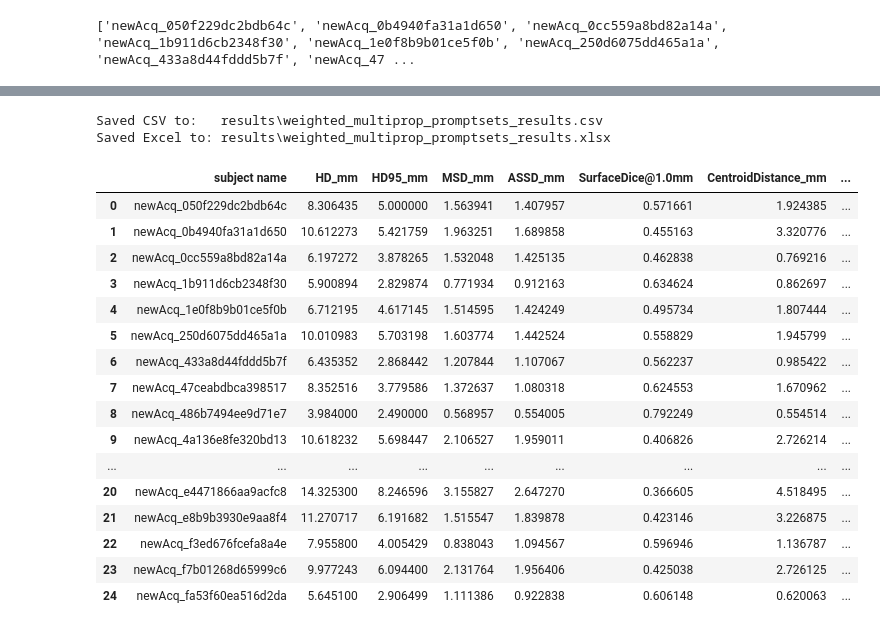
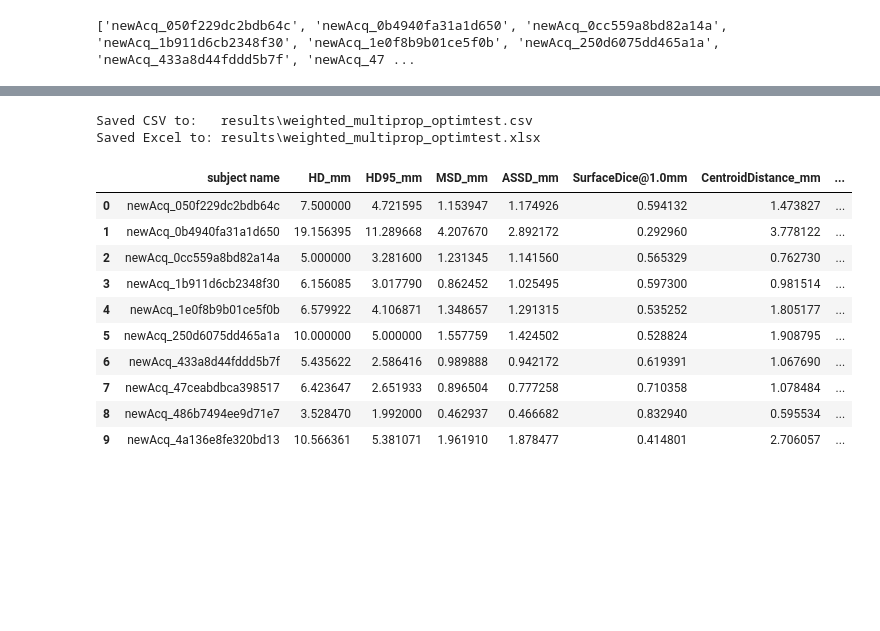
Before and after one commit to JorisMentink/MSc_Graduation_Project, a Jupyter notebook: run_entire_data_pipeline.ipynb, the cells around one changed output, grey strips where cells are left out. Drawn from its saved outputs; the diff is of its cells as text; code cells hidden in the pictures; blank space fills up the shorter version.

Commit message:
Significant optimiztion unc_handler/segmenter/eval.
Improved vsiualization logic

```diff
--- a/run_entire_data_pipeline.ipynb
+++ b/run_entire_data_pipeline.ipynb
@@ -27,10 +28,10 @@ for subject_nr in range(len(subjects)):
     unc_handler = UG_prompter(data=data)
     seg_handler = Segmentation(data=data)
 
-    unc_handler.threshold_uncertainty_map(target_mm=3.0,step_fraction=0.01)
+    unc_handler.threshold_uncertainty_map(unc_threshold=None, target_mm=3.0, method=method, mode="mean")
     unc_handler.compute_band_thickness(method=method)
 
-    prompts = unc_handler.generate_prompts_nietjes(unc_band_thr_mm=3.0,
+    prompts = unc_handler.generate_prompts_nietjes(unc_band_thr_mm=4.0,
         interpix_dist=3,
         pixel_interval=10,
         angle_step=15,
@@ -43,23 +44,13 @@ for subject_nr in range(len(subjects)):
     seg_handler.check_loaded_prompts()
     seg_handler.construct_prompts()
     #seg_handler.run_segmentation(propagation_style=propagation_style, nr_propagation_slices=1)
-    seg_handler.run_segmentation_sets(propagation_style=propagation_style, nr_propagation_slices=5, weighting_strategy="custom", weighting_list=[0.1,0.0,0.0,0.9], threshold=0.0, bbox_prompts_by_slice=bbox_prompts)
+    seg_handler.run_segmentation_sets(propagation_style=propagation_style, nr_propagation_slices=5, weighting_strategy="custom", weighting_list=[0.0,0.0,0.2,0.8], threshold=0.0, bbox_prompts_by_slice=bbox_prompts)
     seg_handler.remove_distant_slices(tolerance_frames=0)
 
     eval_handler = Evaluator(segmentation=seg_handler)
     metrics = eval_handler.compute_all(surface_dice_tol=1.0)
 
     SAM_Evals.append(metrics)
-
-    # nn_unet_eval = Evaluator(
-    #     pred=seg_handler.mask,
-    #     subject_name=seg_handler.subject_name,
-    #     gt=seg_handler.gt,
-    #     spacing=seg_handler.img_spacing,
-    # )
-    # nn_unet_metrics = nn_unet_eval.compute_all(surface_dice_tol=1.0)
-
-    # nn_Unet_Evals.append(nn_unet_metrics)
 # %% [output]
 Loaded subject newAcq_050f229dc2bdb64c with volume of interest 'CTVT'
 Image shape: (88, 1024, 1024), Mask shape: (88, 1024, 1024), Uncertainty map shape: (88, 1024, 1024), Ground truth shape: (88, 1024, 1024)
@@ -182,23 +173,16 @@ Forward propagation (from middle slice 36)...
 # %%
-save_evaluation_results(SAM_Evals, "results", filename="weighted_multiprop_promptsets_results",)
-#save_evaluation_results(nn_Unet_Evals, "results", filename="nnUnet_results",)
+save_evaluation_results(SAM_Evals, "results", filename="weighted_multiprop_optimtest",)
 # %% [output]
-Saved CSV to:   results\weighted_multiprop_promptsets_results.csv
-Saved Excel to: results\weighted_multiprop_promptsets_results.xlsx
+Saved CSV to:   results\weighted_multiprop_optimtest.csv
+Saved Excel to: results\weighted_multiprop_optimtest.xlsx
 |  | subject name | HD_mm | HD95_mm | MSD_mm | ASSD_mm | SurfaceDice@1.0mm | CentroidDistance_mm | ... |
-| 0 | newAcq_050f229dc2bdb64c | 8.306435 | 5.000000 | 1.563941 | 1.407957 | 0.571661 | 1.924385 | ... |
-| 1 | newAcq_0b4940fa31a1d650 | 10.612273 | 5.421759 | 1.963251 | 1.689858 | 0.455163 | 3.320776 | ... |
-| 2 | newAcq_0cc559a8bd82a14a | 6.197272 | 3.878265 | 1.532048 | 1.425135 | 0.462838 | 0.769216 | ... |
-| 3 | newAcq_1b911d6cb2348f30 | 5.900894 | 2.829874 | 0.771934 | 0.912163 | 0.634624 | 0.862697 | ... |
-| 4 | newAcq_1e0f8b9b01ce5f0b | 6.712195 | 4.617145 | 1.514595 | 1.424249 | 0.495734 | 1.807444 | ... |
-| 5 | newAcq_250d6075dd465a1a | 10.010983 | 5.703198 | 1.603774 | 1.442524 | 0.558829 | 1.945799 | ... |
-| 6 | newAcq_433a8d44fddd5b7f | 6.435352 | 2.868442 | 1.207844 | 1.107067 | 0.562237 | 0.985422 | ... |
-| 7 | newAcq_47ceabdbca398517 | 8.352516 | 3.779586 | 1.372637 | 1.080318 | 0.624553 | 1.670962 | ... |
-| 8 | newAcq_486b7494ee9d71e7 | 3.984000 | 2.490000 | 0.568957 | 0.554005 | 0.792249 | 0.554514 | ... |
-| 9 | newAcq_4a136e8fe320bd13 | 10.618232 | 5.698447 | 2.106527 | 1.959011 | 0.406826 | 2.726214 | ... |
-| ... | ... | ... | ... | ... | ... | ... | ... | ... |
-| 20 | newAcq_e4471866aa9acfc8 | 14.325300 | 8.246596 | 3.155827 | 2.647270 | 0.366605 | 4.518495 | ... |
-| 21 | newAcq_e8b9b3930e9aa8f4 | 11.270717 | 6.191682 | 1.515547 | 1.839878 | 0.423146 | 3.226875 | ... |
-| 22 | newAcq_f3ed676fcefa8a4e | 7.955800 | 4.005429 | 0.838043 | 1.094567 | 0.596946 | 1.136787 | ... |
-| 23 | newAcq_f7b01268d65999c6 | 9.977243 | 6.094400 | 2.131764 | 1.956406 | 0.425038 | 2.726125 | ... |
-| 24 | newAcq_fa53f60ea516d2da | 5.645100 | 2.906499 | 1.111386 | 0.922838 | 0.606148 | 0.620063 | ... |
+| 0 | newAcq_050f229dc2bdb64c | 7.500000 | 4.721595 | 1.153947 | 1.174926 | 0.594132 | 1.473827 | ... |
+| 1 | newAcq_0b4940fa31a1d650 | 19.156395 | 11.289668 | 4.207670 | 2.892172 | 0.292960 | 3.778122 | ... |
+| 2 | newAcq_0cc559a8bd82a14a | 5.000000 | 3.281600 | 1.231345 | 1.141560 | 0.565329 | 0.762730 | ... |
+| 3 | newAcq_1b911d6cb2348f30 | 6.156085 | 3.017790 | 0.862452 | 1.025495 | 0.597300 | 0.981514 | ... |
+| 4 | newAcq_1e0f8b9b01ce5f0b | 6.579922 | 4.106871 | 1.348657 | 1.291315 | 0.535252 | 1.805177 | ... |
+| 5 | newAcq_250d6075dd465a1a | 10.000000 | 5.000000 | 1.557759 | 1.424502 | 0.528824 | 1.908795 | ... |
+| 6 | newAcq_433a8d44fddd5b7f | 5.435622 | 2.586416 | 0.989888 | 0.942172 | 0.619391 | 1.067690 | ... |
+| 7 | newAcq_47ceabdbca398517 | 6.423647 | 2.651933 | 0.896504 | 0.777258 | 0.710358 | 1.078484 | ... |
+| 8 | newAcq_486b7494ee9d71e7 | 3.528470 | 1.992000 | 0.462937 | 0.466682 | 0.832940 | 0.595534 | ... |
+| 9 | newAcq_4a136e8fe320bd13 | 10.566361 | 5.381071 | 1.961910 | 1.878477 | 0.414801 | 2.706057 | ... |
```
Also changed, not shown: parts of 2 cells of this notebook, 28 other files.
